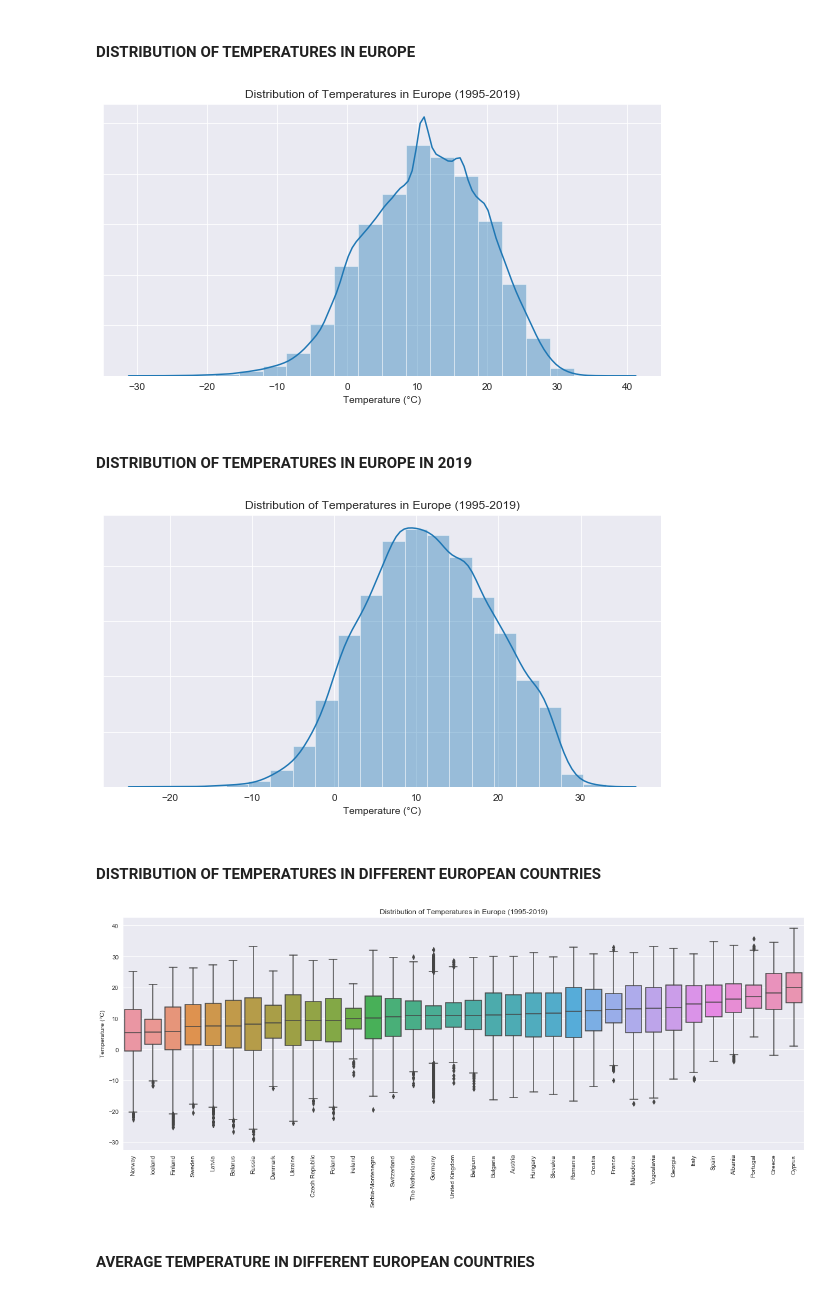
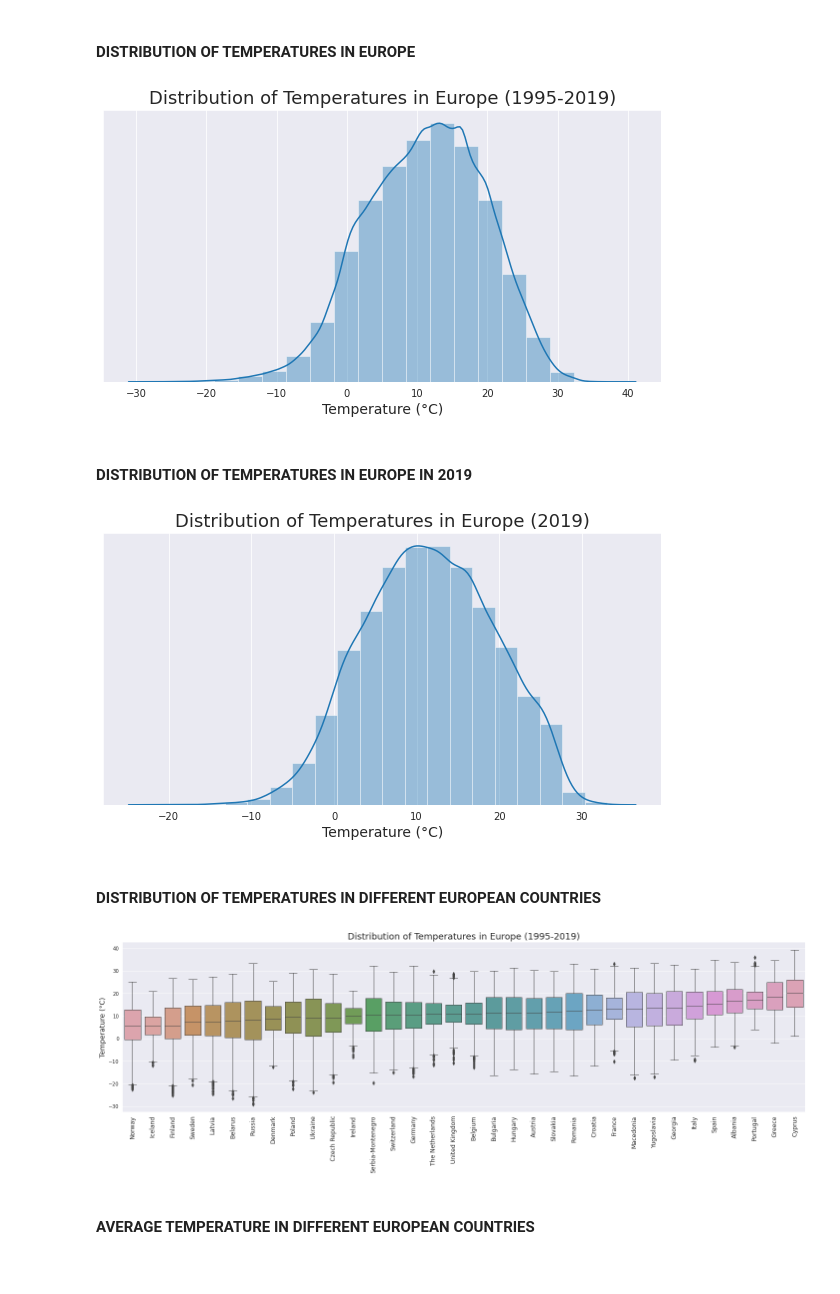
Before and after one commit to HeleneFabia/daily-temperatures-eda, a Jupyter notebook: daily-temperatures-eda.ipynb, the cells around one changed output. Saved outputs shown, nothing was run; the diff lists cells and outputs as text; code cells hidden in the pictures.

```diff
--- a/daily-temperatures-eda.ipynb
+++ b/daily-temperatures-eda.ipynb
@@ -418,37 +418,41 @@ df_europe.sample(5)
 # %%
 f, ax = plt.subplots(figsize=(10, 5))
 sns.distplot(df_europe.AvgTempCelsius_rounded, bins = 20)
-plt.title('Distribution of Temperatures in Europe (1995-2019)')
-plt.xlabel('Temperature (°C)')
-#ax.axes.yaxis.set_visible(False)
-ax.axes.yaxis.set_ticklabels(['']);
+plt.title('Distribution of Temperatures in Europe (1995-2019)', fontsize=18)
+plt.xlabel('Temperature (°C)', fontsize=14)
+ax.axes.yaxis.set_visible(False)
+ax.axes.yaxis.set_ticklabels([''])
+plt.show()
 # %% [output]
-[figure, old version]
+[figure, new version]
 # %% [markdown]
 #### DISTRIBUTION OF TEMPERATURES IN EUROPE IN 2019
 # %%
 f, ax = plt.subplots(figsize=(10, 5))
-sns.distplot(df_europe[df_europe.Year == 2019].AvgTempCelsius_rounded, bins = 20)
-plt.title('Distribution of Temperatures in Europe (1995-2019)')
-plt.xlabel('Temperature (°C)')
-#ax.axes.yaxis.set_visible(False)
-ax.axes.yaxis.set_ticklabels(['']);
+sns.distplot(df_europe[df_europe.Year == 2019].AvgTempCelsius_rounded, bins=20)
+plt.title('Distribution of Temperatures in Europe (2019)', fontsize=18)
+plt.xlabel('Temperature (°C)', fontsize=14)
+ax.axes.yaxis.set_visible(False)
+ax.axes.yaxis.set_ticklabels([''])
+plt.show()
 # %% [output]
-[figure, old version]
+[figure, new version]
 # %% [markdown]
 #### DISTRIBUTION OF TEMPERATURES IN DIFFERENT EUROPEAN COUNTRIES
 # %%
 countries_sorted = df_europe.groupby('Country')['AvgTempCelsius_rounded2'].median().sort_values().index
 
-with sns.color_palette("muted"):
+with sns.color_palette("Set2"):
     f, ax = plt.subplots(figsize=(20, 7))
-    sns.boxplot(data = df_europe, x = 'Country', y = 'AvgTempCelsius_rounded', order = countries_sorted)
-    plt.xticks(rotation = 90)
-    plt.title('Distribution of Temperatures in Europe (1995-2019)')
-    plt.ylabel('Temperature (°C)')
-    plt.xlabel('');
+    sns.boxplot(data=df_europe, x='Country', y='AvgTempCelsius_rounded', order=countries_sorted, saturation=0.5, linewidth=1)
+    plt.xticks(rotation=90, fontsize=12)
+    plt.title('Distribution of Temperatures in Europe (1995-2019)', fontsize=18)
+    plt.ylabel('Temperature (°C)', fontsize=14)
+    plt.xlabel('')
+    plt.tight_layout()
+    plt.show()
 # %% [output]
-[figure, old version]
+[figure, new version]
 # %% [markdown]
 #### AVERAGE TEMPERATURE IN DIFFERENT EUROPEAN COUNTRIES
 # %%
```
Also changed, not shown: parts of 41 cells of this notebook.
